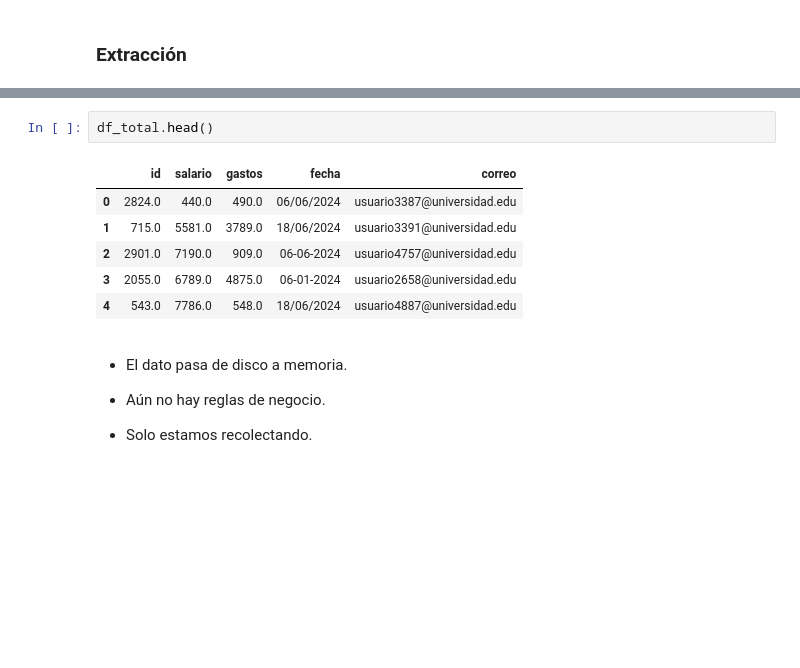
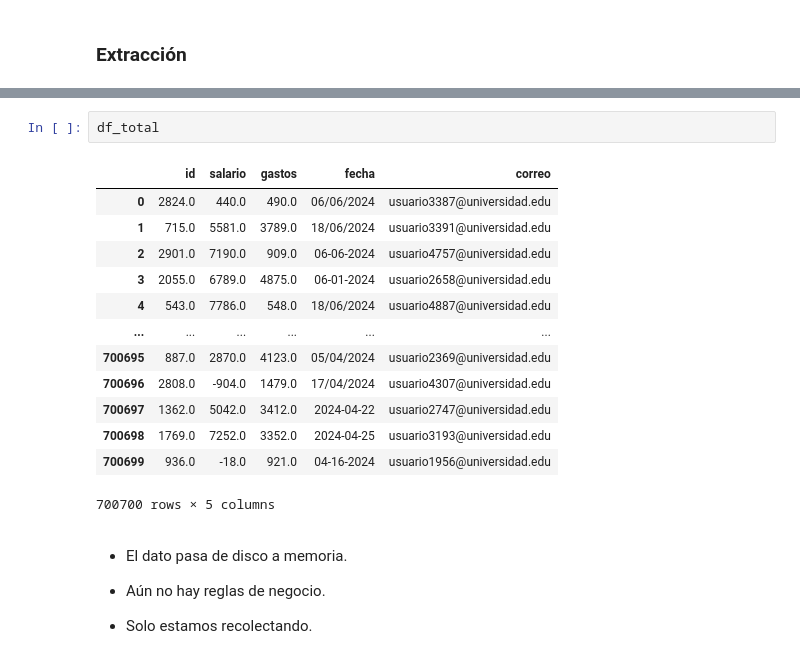
Before and after one commit to Katte1807/BigData2026, a Jupyter notebook: Cuadernos/4_etl_elt_.ipynb, the cells around one changed output, grey strips where cells are left out. Drawn from its saved outputs; the diff is of its cells as text; blank space fills up the shorter version.

```diff
--- a/Cuadernos/4_etl_elt_.ipynb
+++ b/Cuadernos/4_etl_elt_.ipynb
@@ -148,13 +162,20 @@ Archivo finanzas_mes_7.csv leído con 100100 registros
 Total registros extraídos: 700700
 # %%
-df_total.head()
+df_total
 # %% [output]
 |  | id | salario | gastos | fecha | correo |
 | 0 | 2824.0 | 440.0 | 490.0 | 06/06/2024 | usuario3387@universidad.edu |
 | 1 | 715.0 | 5581.0 | 3789.0 | 18/06/2024 | usuario3391@universidad.edu |
 | 2 | 2901.0 | 7190.0 | 909.0 | 06-06-2024 | usuario4757@universidad.edu |
 | 3 | 2055.0 | 6789.0 | 4875.0 | 06-01-2024 | usuario2658@universidad.edu |
 | 4 | 543.0 | 7786.0 | 548.0 | 18/06/2024 | usuario4887@universidad.edu |
+| ... | ... | ... | ... | ... | ... |
+| 700695 | 887.0 | 2870.0 | 4123.0 | 05/04/2024 | usuario2369@universidad.edu |
+| 700696 | 2808.0 | -904.0 | 1479.0 | 17/04/2024 | usuario4307@universidad.edu |
+| 700697 | 1362.0 | 5042.0 | 3412.0 | 2024-04-22 | usuario2747@universidad.edu |
+| 700698 | 1769.0 | 7252.0 | 3352.0 | 2024-04-25 | usuario3193@universidad.edu |
+| 700699 | 936.0 | -18.0 | 921.0 | 04-16-2024 | usuario1956@universidad.edu |
+700700 rows × 5 columns
 # %% [markdown]
 * El dato pasa de disco a memoria.
 
```
Also changed, not shown: parts of 25 cells of this notebook.
